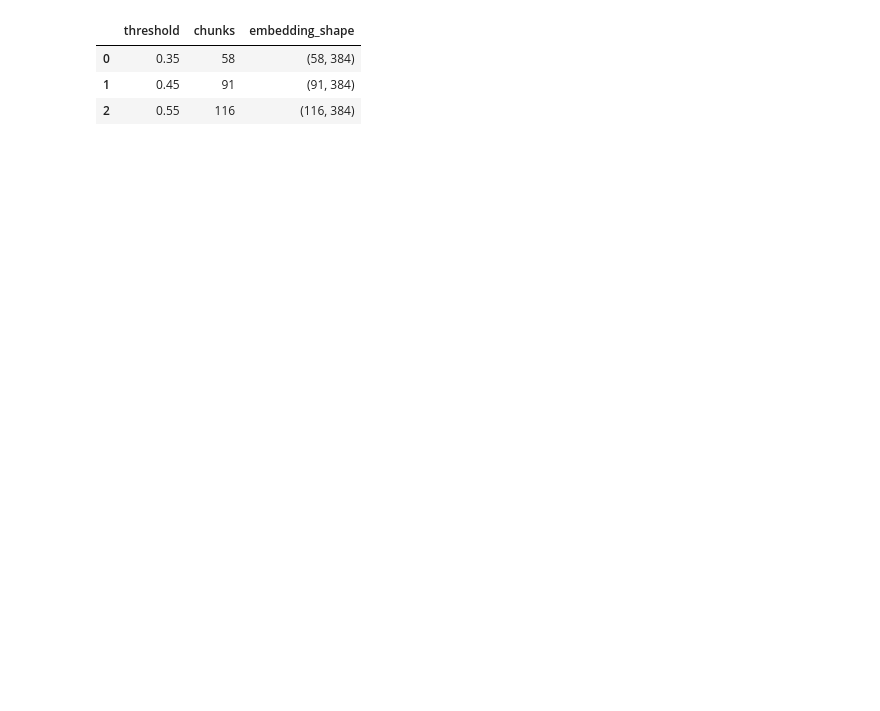
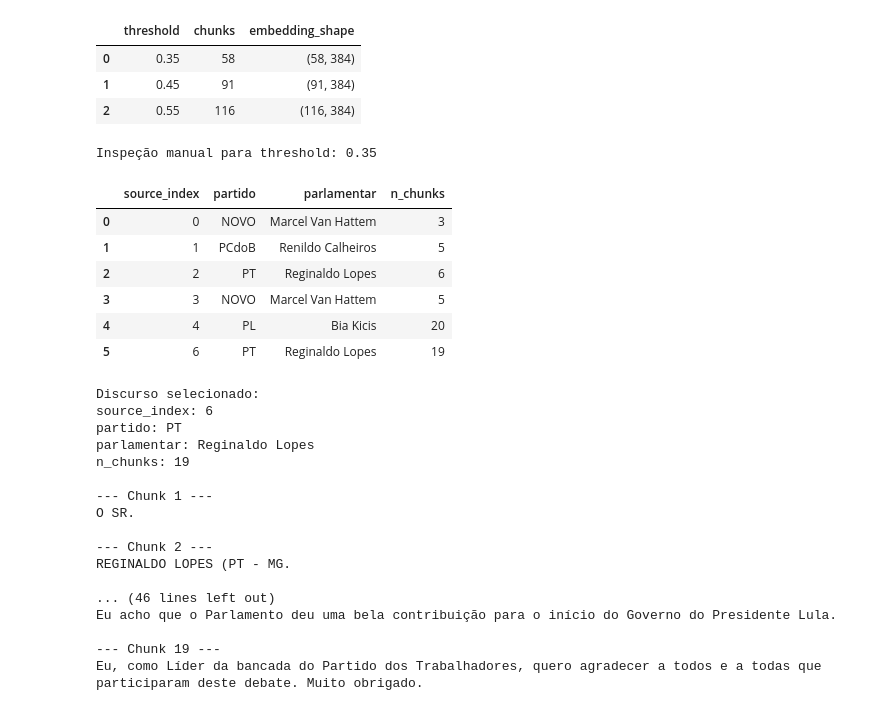
Before and after one commit to LuizBrandi/political-discourse-analysis, a Jupyter notebook: notebooks/discourse_extraction.ipynb, the cells around one changed output. Cells and saved outputs as stored; diff of their text form; code cells hidden in the pictures; blank space fills up the shorter version.

```diff
--- a/notebooks/discourse_extraction.ipynb
+++ b/notebooks/discourse_extraction.ipynb
@@ -251,3 +222,54 @@ results_df
 | 0 | 0.35 | 58 | (58, 384) |
 | 1 | 0.45 | 91 | (91, 384) |
 | 2 | 0.55 | 116 | (116, 384) |
+# %%
+
+# ============================
+# INSPEÇÃO MANUAL (ajuste aqui)
+# ============================
+threshold_to_inspect = 0.35
+
+inspect_df = inspection_data[threshold_to_inspect]["inspect_df"]
+
+print("\nInspeção manual para threshold:", threshold_to_inspect)
+display(inspect_df[["source_index", "partido", "parlamentar", "n_chunks"]])
+
+# escolha um discurso da tabela acima (source_index)
+source_to_inspect = int(inspect_df.iloc[5]["source_index"])
+row = inspect_df[inspect_df["source_index"] == source_to_inspect].iloc[0]
+
+print("\nDiscurso selecionado:")
+print("source_index:", row["source_index"])
+print("partido:", row["partido"])
+print("parlamentar:", row["parlamentar"])
+print("n_chunks:", row["n_chunks"])
+
+for i, chunk in enumerate(row["chunks"], start=1):
+    print(f"\n--- Chunk {i} ---")
+    print(chunk)
+# %% [output]
+Inspeção manual para threshold: 0.35
+|  | source_index | partido | parlamentar | n_chunks |
+| 0 | 0 | NOVO | Marcel Van Hattem | 3 |
+| 1 | 1 | PCdoB | Renildo Calheiros | 5 |
+| 2 | 2 | PT | Reginaldo Lopes | 6 |
+| 3 | 3 | NOVO | Marcel Van Hattem | 5 |
+| 4 | 4 | PL | Bia Kicis | 20 |
+| 5 | 6 | PT | Reginaldo Lopes | 19 |
+Discurso selecionado:
+source_index: 6
+partido: PT
+parlamentar: Reginaldo Lopes
+n_chunks: 19
+
+--- Chunk 1 ---
+O SR.
+
+--- Chunk 2 ---
+REGINALDO LOPES (PT - MG.
+
+... (46 lines left out)
+Eu acho que o Parlamento deu uma bela contribuição para o início do Governo do Presidente Lula.
+
+--- Chunk 19 ---
+Eu, como Líder da bancada do Partido dos Trabalhadores, quero agradecer a todos e a todas que participaram deste debate. Muito obrigado.
```
Also changed, not shown: parts of 10 cells of this notebook, 5 other files.
